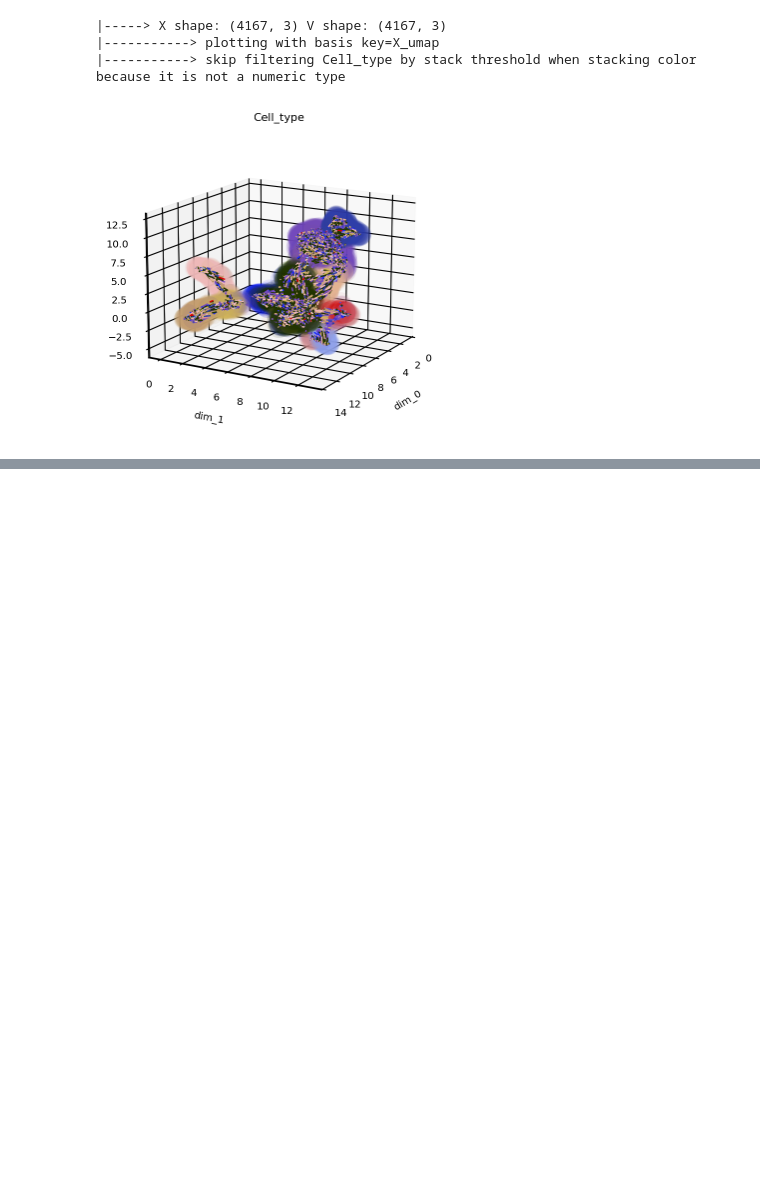
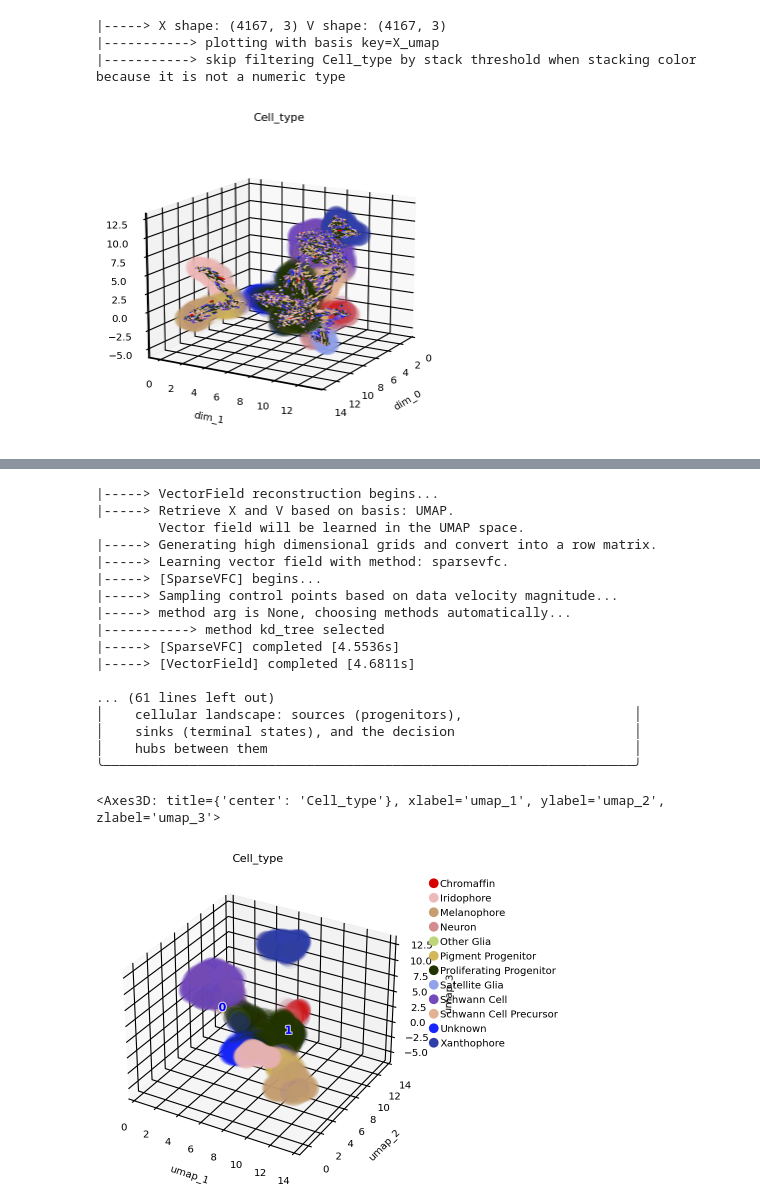
Before and after one commit to aristoteleo/dynamo-tutorials, a Jupyter notebook: 610_3d_velocity_visualization.ipynb, the cells around one changed output, grey strips where cells are left out. Saved outputs shown, nothing was run; the diff lists cells and outputs as text; code cells hidden in the pictures; blank space fills up the shorter version.

```diff
--- a/610_3d_velocity_visualization.ipynb
+++ b/610_3d_velocity_visualization.ipynb
@@ -134,0 +100,27 @@ As of dynamo v1.4, the 3D visualization toolkit (Plotly + PyVista) also includes
+# %%
+dyn.vf.VectorField(adata, basis='umap', dims=3)
+dyn.vf.topography(adata, basis='umap', n=10)
+
+dyn.pl.topography_3D(
+    adata, basis='umap', color=[celltype_key], plot_method='matplotlib', save_show_or_return='return'
+)
+# %% [output]
+|-----> VectorField reconstruction begins...
+|-----> Retrieve X and V based on basis: UMAP.
+        Vector field will be learned in the UMAP space.
+|-----> Generating high dimensional grids and convert into a row matrix.
+|-----> Learning vector field with method: sparsevfc.
+|-----> [SparseVFC] begins...
+|-----> Sampling control points based on data velocity magnitude...
+|-----> method arg is None, choosing methods automatically...
+|-----------> method kd_tree selected
+|-----> [SparseVFC] completed [4.5536s]
+|-----> [VectorField] completed [4.6811s]
+
+... (61 lines left out)
+│    cellular landscape: sources (progenitors),                      │
+│    sinks (terminal states), and the decision                       │
+│    hubs between them                                               │
+╰────────────────────────────────────────────────────────────────────╯
+<Axes3D: title={'center': 'Cell_type'}, xlabel='umap_1', ylabel='umap_2', zlabel='umap_3'>
+[figure, added]
```
Also changed, not shown: parts of 17 cells of this notebook.
